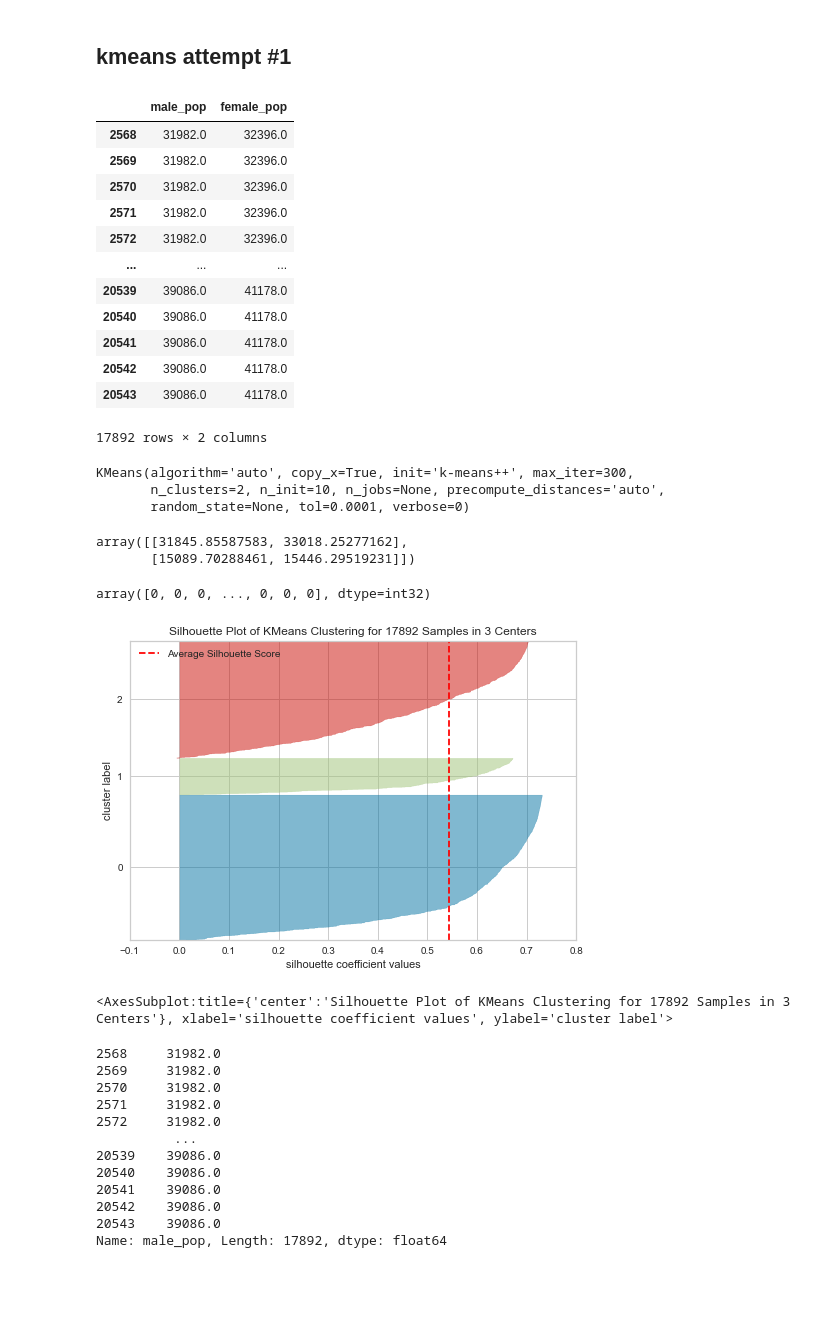
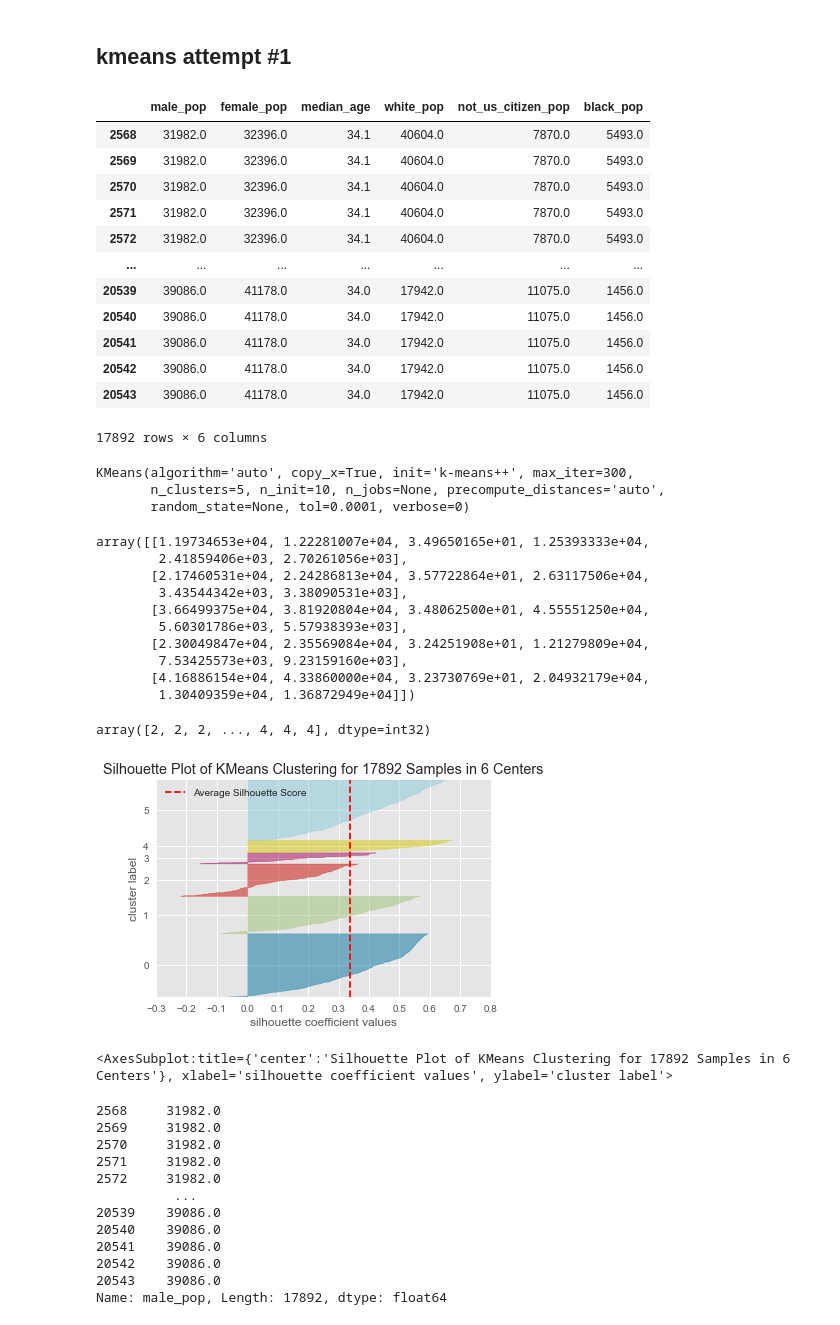
Before and after one commit to HaydenWarren/zri-forecast, a Jupyter notebook: trev/kmeans_attempt_1.ipynb, the cells around one changed output. Saved outputs shown, nothing was run; the diff lists cells and outputs as text; code cells hidden in the pictures; blank space fills up the shorter version.

```diff
--- a/trev/kmeans_attempt_1.ipynb
+++ b/trev/kmeans_attempt_1.ipynb
@@ -102,54 +122,62 @@ df2.Time = pd.to_datetime(df2.Time)
 # %% [markdown]
 ## kmeans attempt #1
 # %%
-x = df2.iloc[:, 2:4]
+x = df2.iloc[:, 2:8]
 # %%
 x
 # %% [output]
-|  | male_pop | female_pop |
-| 2568 | 31982.0 | 32396.0 |
-| 2569 | 31982.0 | 32396.0 |
-| 2570 | 31982.0 | 32396.0 |
-| 2571 | 31982.0 | 32396.0 |
-| 2572 | 31982.0 | 32396.0 |
-| ... | ... | ... |
-| 20539 | 39086.0 | 41178.0 |
-| 20540 | 39086.0 | 41178.0 |
-| 20541 | 39086.0 | 41178.0 |
-| 20542 | 39086.0 | 41178.0 |
-| 20543 | 39086.0 | 41178.0 |
+|  | male_pop | female_pop | median_age | white_pop | not_us_citizen_pop | black_pop |
+| 2568 | 31982.0 | 32396.0 | 34.1 | 40604.0 | 7870.0 | 5493.0 |
+| 2569 | 31982.0 | 32396.0 | 34.1 | 40604.0 | 7870.0 | 5493.0 |
+| 2570 | 31982.0 | 32396.0 | 34.1 | 40604.0 | 7870.0 | 5493.0 |
+| 2571 | 31982.0 | 32396.0 | 34.1 | 40604.0 | 7870.0 | 5493.0 |
+| 2572 | 31982.0 | 32396.0 | 34.1 | 40604.0 | 7870.0 | 5493.0 |
+| ... | ... | ... | ... | ... | ... | ... |
+| 20539 | 39086.0 | 41178.0 | 34.0 | 17942.0 | 11075.0 | 1456.0 |
+| 20540 | 39086.0 | 41178.0 | 34.0 | 17942.0 | 11075.0 | 1456.0 |
+| 20541 | 39086.0 | 41178.0 | 34.0 | 17942.0 | 11075.0 | 1456.0 |
+| 20542 | 39086.0 | 41178.0 | 34.0 | 17942.0 | 11075.0 | 1456.0 |
+| 20543 | 39086.0 | 41178.0 | 34.0 | 17942.0 | 11075.0 | 1456.0 |
-17892 rows × 2 columns
+17892 rows × 6 columns
 # %%
 kmeans = KMeans()
 # %%
-kmeans.set_params(n_clusters=2)
+kmeans.set_params(n_clusters=5)
 kmeans.fit(x)
 # %% [output]
 KMeans(algorithm='auto', copy_x=True, init='k-means++', max_iter=300,
-       n_clusters=2, n_init=10, n_jobs=None, precompute_distances='auto',
+       n_clusters=5, n_init=10, n_jobs=None, precompute_distances='auto',
        random_state=None, tol=0.0001, verbose=0)
 # %%
 kmeans.cluster_centers_
 # %% [output]
-array([[31845.85587583, 33018.25277162],
-       [15089.70288461, 15446.29519231]])
+array([[1.19734653e+04, 1.22281007e+04, 3.49650165e+01, 1.25393333e+04,
+        2.41859406e+03, 2.70261056e+03],
+       [2.17460531e+04, 2.24286813e+04, 3.57722864e+01, 2.63117506e+04,
+        3.43544342e+03, 3.38090531e+03],
+       [3.66499375e+04, 3.81920804e+04, 3.48062500e+01, 4.55551250e+04,
+        5.60301786e+03, 5.57938393e+03],
+       [2.30049847e+04, 2.35569084e+04, 3.24251908e+01, 1.21279809e+04,
+        7.53425573e+03, 9.23159160e+03],
+       [4.16886154e+04, 4.33860000e+04, 3.23730769e+01, 2.04932179e+04,
+        1.30409359e+04, 1.36872949e+04]])
 # %%
 kmeans.labels_
 # %% [output]
-array([0, 0, 0, ..., 0, 0, 0], dtype=int32)
+array([2, 2, 2, ..., 4, 4, 4], dtype=int32)
 # %%
 #! pip install yellowbrick
 # %%
 from yellowbrick.cluster import SilhouetteVisualizer
 # %%
-model = KMeans(3, random_state=42)
+model = KMeans(6, random_state=42)
 visualizer = SilhouetteVisualizer(model, colors='yellowbrick')
 
-visualizer.fit(x)        # Fit the data to the visualizer
+visualizer.fit(x)
 visualizer.show()
 # %% [output]
-[figure, old version]
+[figure, new version]
-<AxesSubplot:title={'center':'Silhouette Plot of KMeans Clustering for 17892 Samples in 3 Centers'}, xlabel='silhouette coefficient values', ylabel='cluster label'>
+<AxesSubplot:title={'center':'Silhouette Plot of KMeans Clustering for 17892 Samples in 6 Centers'}, xlabel='silhouette coefficient values', ylabel='cluster label'>
 # %%
 x.iloc[:, 0]
 # %% [output]
```
Also changed, not shown: parts of 19 cells of this notebook, 2 other files.
